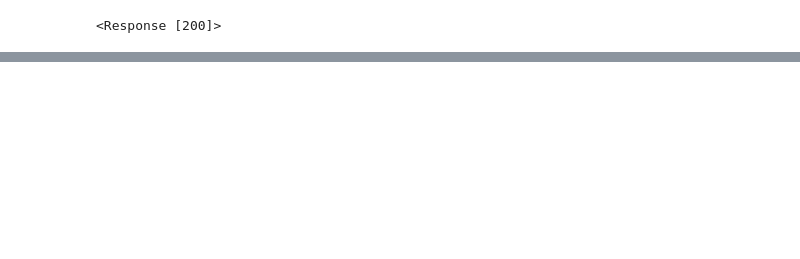
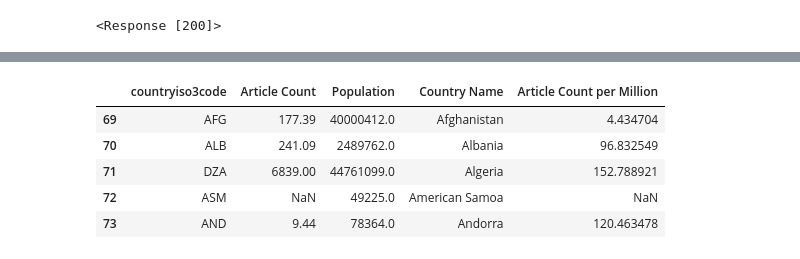
Before and after one commit to UA-Libraries-Research-Data-Services/UALIB_ScholarlyAPI_Cookbook, a Jupyter notebook: src/python/world-bank.ipynb, the cells around one changed output, grey strips where cells are left out. Cells and saved outputs as stored; diff of their text form; code cells hidden in the pictures; blank space fills up the shorter version.

```diff
--- a/src/python/world-bank.ipynb
+++ b/src/python/world-bank.ipynb
@@ -299,0 +164,34 @@ plt.show()
+# %%
+BASE_URL = "https://api.worldbank.org/v2/country/all/indicator"
+indicators = {
+    "IP.JRN.ARTC.SC": "Article Count",
+    "SP.POP.TOTL": "Population"
+}
+
+params = {
+    "date": 2021,
+    "format": "json",
+    "per_page": 500
+}
+
+dfs = []
+for indicator, colname in indicators.items():
+    response = requests.get(f"{BASE_URL}/{indicator}", params=params)
+
+    df_temp = pd.DataFrame(response.json()[1])
+
+    df_temp = df_temp[["countryiso3code", "value"]]
+    df_temp = df_temp.rename(columns={"value": colname})
+
+    dfs.append(df_temp)
+
+# Merge both datasets
+df = dfs[0].merge(dfs[1], on="countryiso3code")
+
+# Add country names
+df["Country Name"] = df["countryiso3code"].apply(iso3_to_country)
+
+# Remove aggregates like "World", "High income", etc.
+df = df.dropna(subset=["Country Name"])
+
+df.head()
@@ -299,0 +205,12 @@ plt.show()
+# %%
+# Calculate article count per million people
+df["Article Count per Million"] = df["Article Count"] / df["Population"] * 1000000
+
+df.head()
+# %% [output]
+|  | countryiso3code | Article Count | Population | Country Name | Article Count per Million |
+| 69 | AFG | 177.39 | 40000412.0 | Afghanistan | 4.434704 |
+| 70 | ALB | 241.09 | 2489762.0 | Albania | 96.832549 |
+| 71 | DZA | 6839.00 | 44761099.0 | Algeria | 152.788921 |
+| 72 | ASM | NaN | 49225.0 | American Samoa | NaN |
+| 73 | AND | 9.44 | 78364.0 | Andorra | 120.463478 |
```
Also changed, not shown: parts of 31 cells of this notebook, 1 other file.
